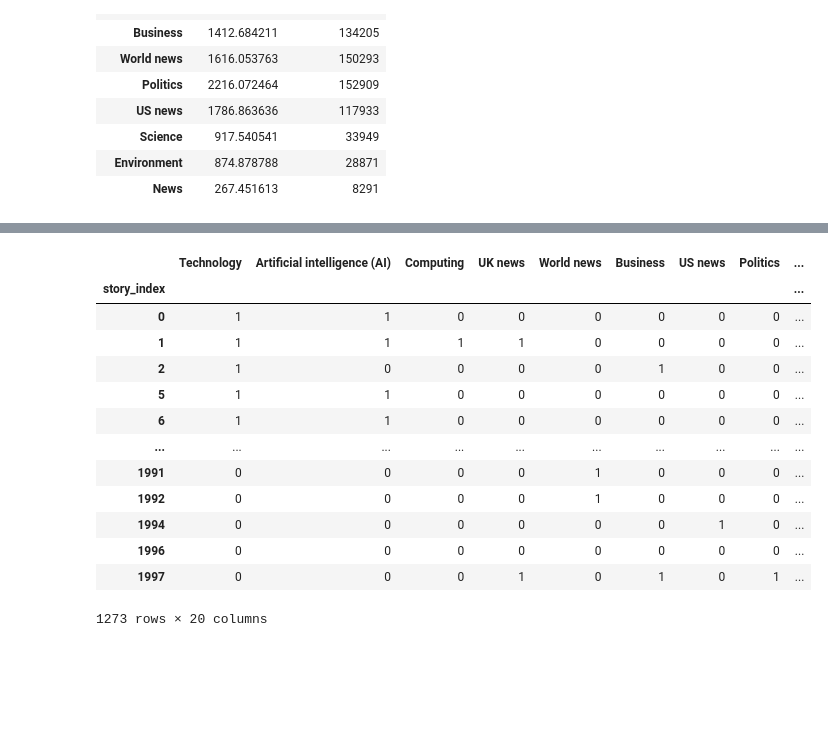
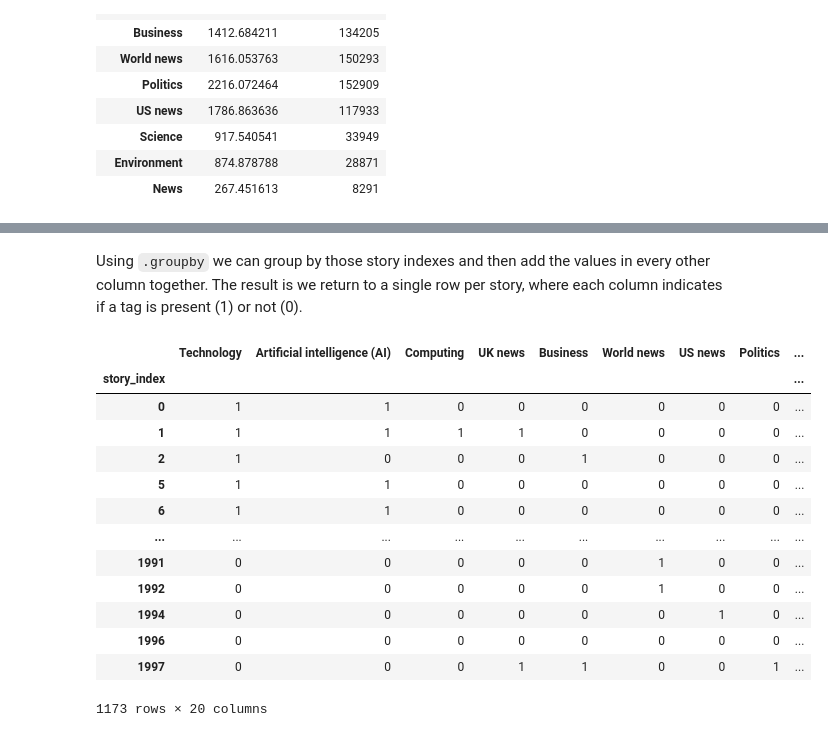
Before and after one commit to Minyall/sc207_2023-24, a Jupyter notebook: 8_9_APIs/9_api_data.ipynb, the cells around one changed output, grey strips where cells are left out. Saved outputs shown, nothing was run; the diff lists cells and outputs as text; code cells hidden in the pictures; blank space fills up the shorter version.

```diff
--- a/8_9_APIs/9_api_data.ipynb
+++ b/8_9_APIs/9_api_data.ipynb
@@ -329,7 +351,5 @@ len(tag_per_line)
 # %%
 tag_data = pd.json_normalize(tag_per_line['tags'])
-tag_data['story_index'] = tag_per_line.index
-tag_data['wordcount'] = tag_per_line['wordcount'].tolist()
 tag_data
 # %% [output]
 |  | id | type | sectionId | sectionName | webTitle | webUrl | apiUrl | references | description | ... |
@@ -448,0 +491,3 @@ M
+# %%
+tag_matrix = pd.get_dummies(tag_data['webTitle'])
+tag_matrix
@@ -448,0 +510,4 @@ M
+# %%
+
+tag_matrix = tag_matrix[top_tags].copy()
+tag_matrix.info()
@@ -448,0 +534,3 @@ M
+# %%
+tag_matrix['story_index'] = tag_per_line.index
+tag_matrix.head()
@@ -449,18 +545,20 @@ M
+# %% [markdown]
+Using `.groupby` we can group by those story indexes and then add the values in every other column together. The result is we return to a single row per story, where each column indicates if a tag is present (1) or not (0).
 # %%
-M = M.groupby('story_index').sum()
-M
+tag_matrix = tag_matrix.groupby('story_index').sum()
+tag_matrix
 # %% [output]
-|  | Technology | Artificial intelligence (AI) | Computing | UK news | World news | Business | US news | Politics | ... |
+|  | Technology | Artificial intelligence (AI) | Computing | UK news | Business | World news | US news | Politics | ... |
 | story_index |  |  |  |  |  |  |  |  | ... |
 | 0 | 1 | 1 | 0 | 0 | 0 | 0 | 0 | 0 | ... |
 | 1 | 1 | 1 | 1 | 1 | 0 | 0 | 0 | 0 | ... |
-| 2 | 1 | 0 | 0 | 0 | 0 | 1 | 0 | 0 | ... |
+| 2 | 1 | 0 | 0 | 0 | 1 | 0 | 0 | 0 | ... |
 | 5 | 1 | 1 | 0 | 0 | 0 | 0 | 0 | 0 | ... |
 | 6 | 1 | 1 | 0 | 0 | 0 | 0 | 0 | 0 | ... |
 | ... | ... | ... | ... | ... | ... | ... | ... | ... | ... |
-| 1991 | 0 | 0 | 0 | 0 | 1 | 0 | 0 | 0 | ... |
-| 1992 | 0 | 0 | 0 | 0 | 1 | 0 | 0 | 0 | ... |
+| 1991 | 0 | 0 | 0 | 0 | 0 | 1 | 0 | 0 | ... |
+| 1992 | 0 | 0 | 0 | 0 | 0 | 1 | 0 | 0 | ... |
 | 1994 | 0 | 0 | 0 | 0 | 0 | 0 | 1 | 0 | ... |
 | 1996 | 0 | 0 | 0 | 0 | 0 | 0 | 0 | 0 | ... |
-| 1997 | 0 | 0 | 0 | 1 | 0 | 1 | 0 | 1 | ... |
+| 1997 | 0 | 0 | 0 | 1 | 1 | 0 | 0 | 1 | ... |
-1273 rows × 20 columns
+1173 rows × 20 columns
```
Also changed, not shown: parts of 44 cells of this notebook.
